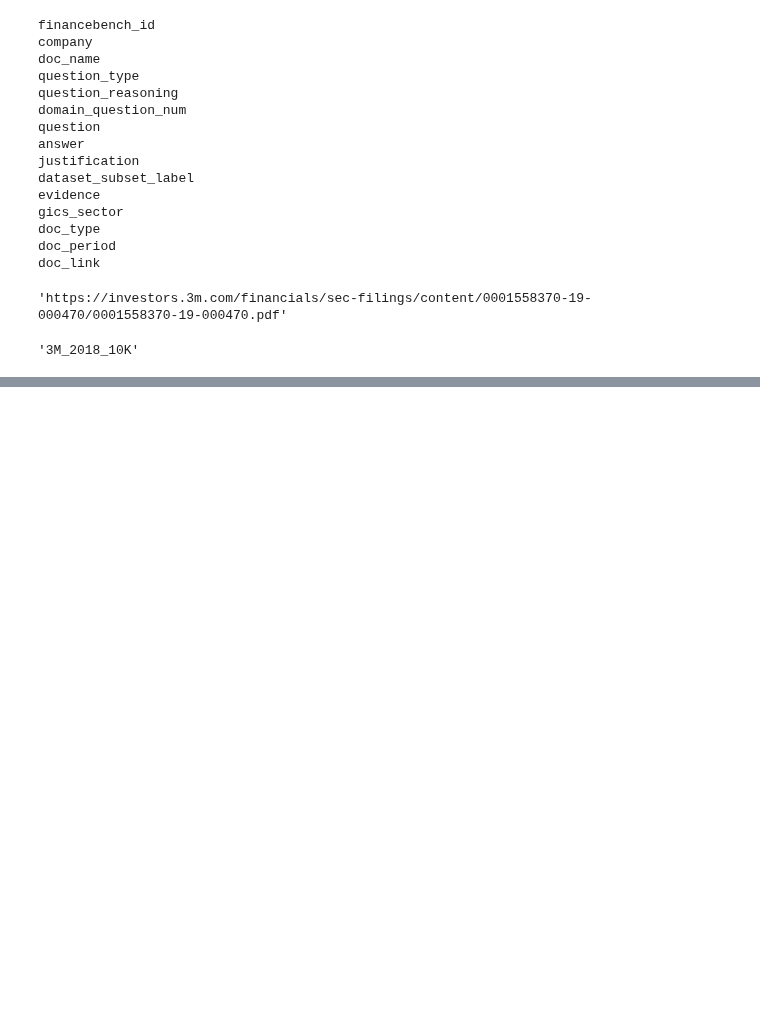
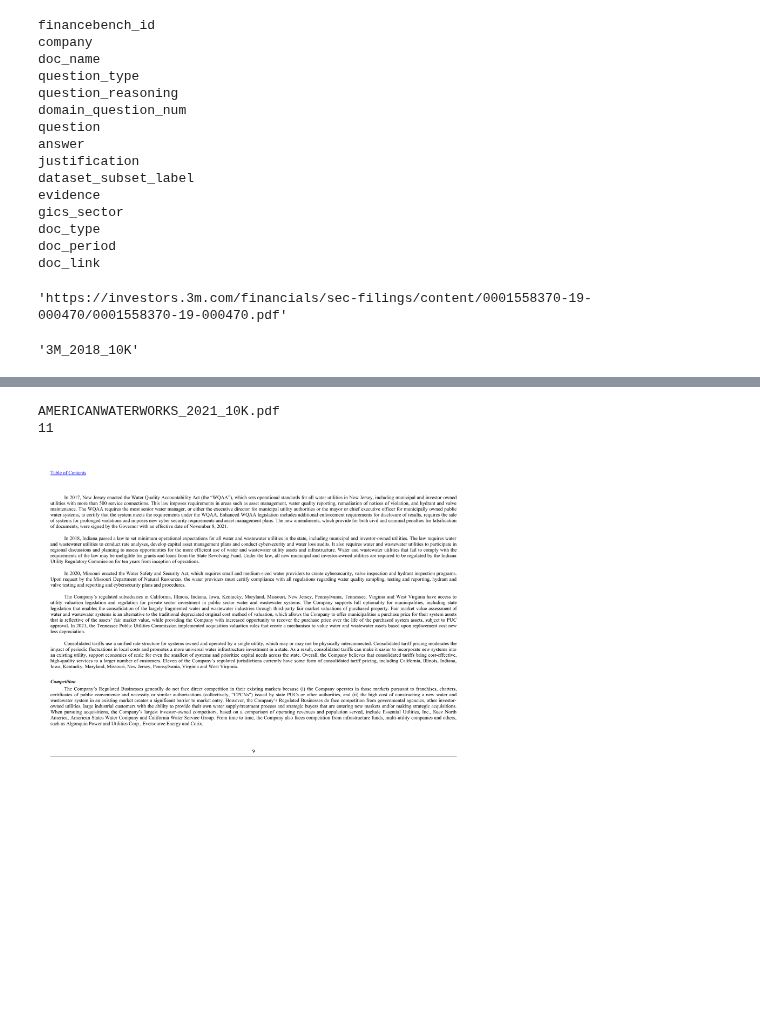
Before and after one commit to weaviate/query-agent-benchmarking, a Jupyter notebook: notebooks/eda/financebench-eda.ipynb, the cells around one changed output, grey strips where cells are left out. Saved outputs shown, nothing was run; the diff lists cells and outputs as text; code cells hidden in the pictures; blank space fills up the shorter version.

```diff
--- a/notebooks/eda/financebench-eda.ipynb
+++ b/notebooks/eda/financebench-eda.ipynb
@@ -102,0 +198,6 @@ ds["train"][0]["evidence"]
+# %%
+import pandas as pd
+
+df = pd.read_csv("financebench_pages_base64.csv")
+
+df.info()
@@ -102,0 +216,12 @@ ds["train"][0]["evidence"]
+# %%
+print(df.iloc[10]["pdf_filename"])
+print(df.iloc[10]["page_number"])
+# %% [output]
+AMERICANWATERWORKS_2021_10K.pdf
+11
+# %%
+from IPython.display import display, Image
+from base64 import b64decode
+display(Image(data=b64decode(df.iloc[10]["base64_encoding"])))
+# %% [output]
+[figure, added]
```
Also changed, not shown: parts of 7 cells of this notebook.
